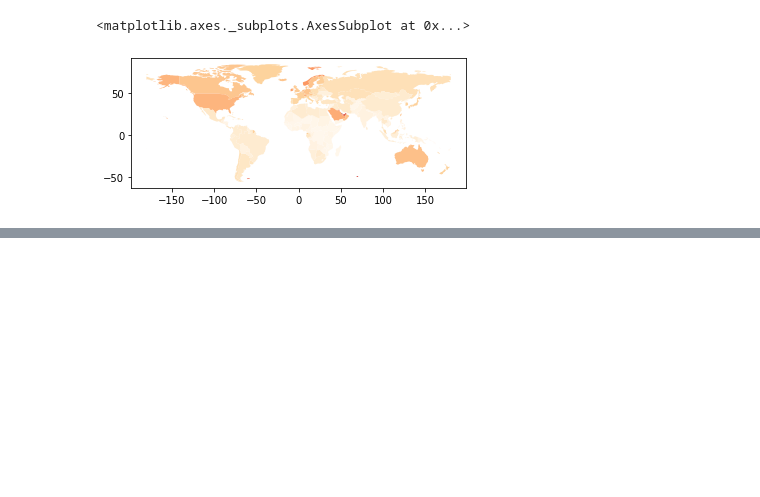
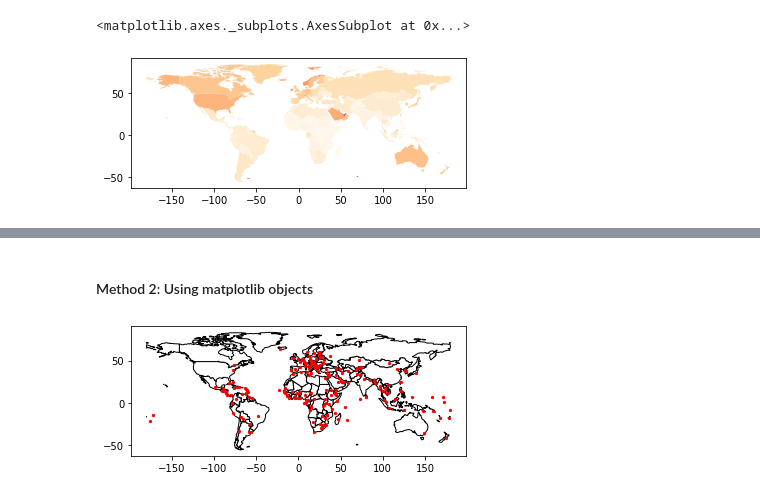
Before and after one commit to akilkudil/geopandas, a Jupyter notebook: Mapping.ipynb, the cells around one changed output, grey strips where cells are left out. Saved outputs shown, nothing was run; the diff lists cells and outputs as text; code cells hidden in the pictures; blank space fills up the shorter version.

```diff
--- a/Mapping.ipynb
+++ b/Mapping.ipynb
@@ -65,0 +85,11 @@ You can install them with  `pip install urbanaccess pandana` or `conda install -
+# %% [markdown]
+#### Method 2: Using matplotlib objects
+# %%
+import matplotlib.pyplot as plt
+fig, ax = plt.subplots()
+ax.set_aspect('equal')
+world.plot(ax=ax, color='white', edgecolor='black')
+cities.plot(ax=ax, marker='o', color='red', markersize=5)
+plt.show()
+# %% [output]
+[figure, added]
```
Also changed, not shown: parts of 7 cells of this notebook.
